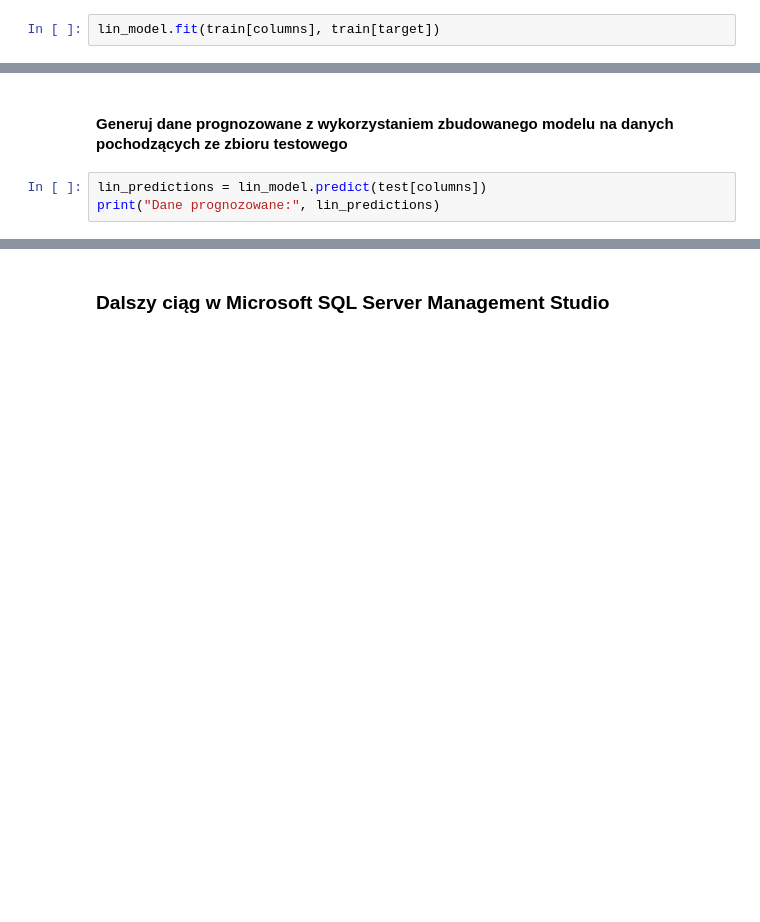
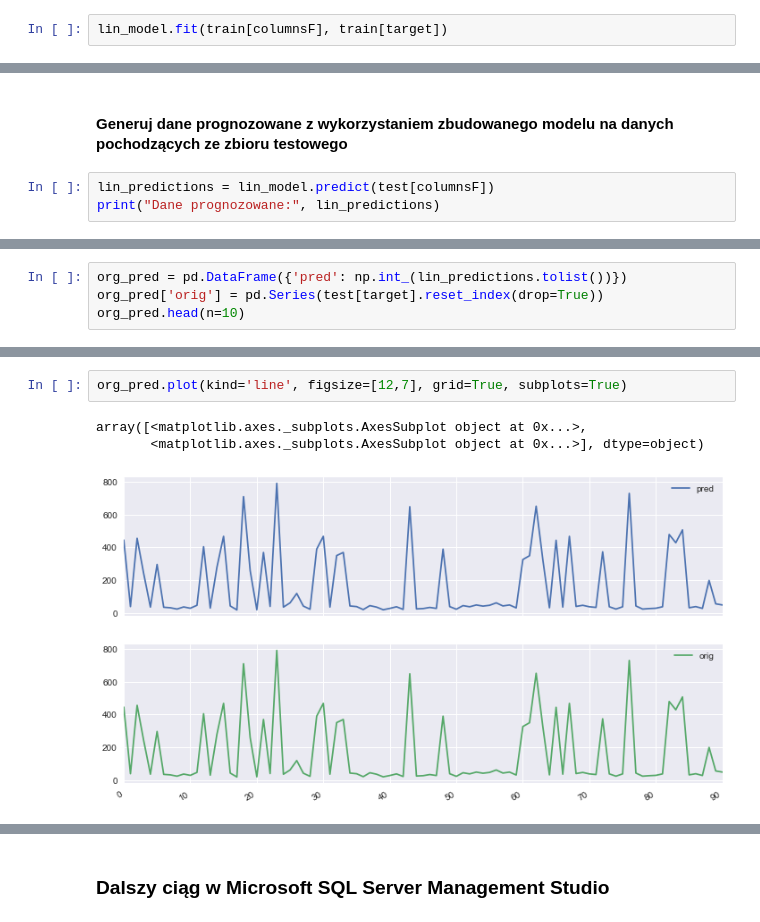
Before and after one commit to tomyc/sqlsaturday_2017, a Jupyter notebook: Przyklad2.Python_and_SQL_Server_ML_Services.ipynb, the cells around one changed output, grey strips where cells are left out. Drawn from its saved outputs; the diff is of its cells as text; blank space fills up the shorter version.

```diff
--- a/Przyklad2.Python_and_SQL_Server_ML_Services.ipynb
+++ b/Przyklad2.Python_and_SQL_Server_ML_Services.ipynb
@@ -121,6 +195,6 @@ lin_model = LinearRegression()
 # %% [markdown]
 #### Dopasuj model do danych ze zbioru uczącego
 # %%
-lin_model.fit(train[columns], train[target])
+lin_model.fit(train[columnsF], train[target])
 # %% [output]
 LinearRegression(copy_X=True, fit_intercept=True, n_jobs=1, normalize=False)
@@ -127,6 +216,6 @@ LinearRegression(copy_X=True, fit_intercept=True, n_jobs=1, normalize=False)
 # %% [markdown]
 #### Generuj dane prognozowane z wykorzystaniem zbudowanego modelu na danych pochodzących ze zbioru testowego
 # %%
-lin_predictions = lin_model.predict(test[columns])
+lin_predictions = lin_model.predict(test[columnsF])
 print("Dane prognozowane:", lin_predictions)
 # %% [output]
@@ -140,0 +238,4 @@ Dane prognozowane: [  40.   38.  240.   39.  514.   48.  297.   25.  507.   24.
+# %%
+org_pred = pd.DataFrame({'pred': np.int_(lin_predictions.tolist())})
+org_pred['orig'] = pd.Series(test[target].reset_index(drop=True))
+org_pred.head(n=10)
@@ -141 +254,7 @@ Dane prognozowane: [  40.   38.  240.   39.  514.   48.  297.   25.  507.   24.
+# %%
+org_pred.plot(kind='line', figsize=[12,7], grid=True, subplots=True)
+# %% [output]
+array([<matplotlib.axes._subplots.AxesSubplot object at 0x...>,
+       <matplotlib.axes._subplots.AxesSubplot object at 0x...>], dtype=object)
+[figure, added]
 # %% [markdown]
```
Also changed, not shown: parts of 53 cells of this notebook, 1 other file.
